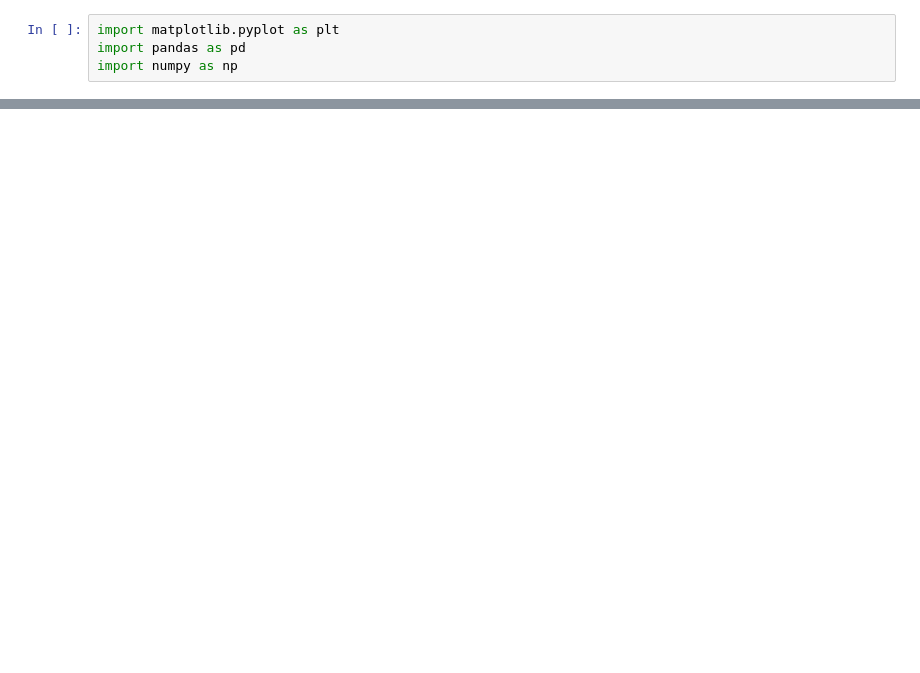
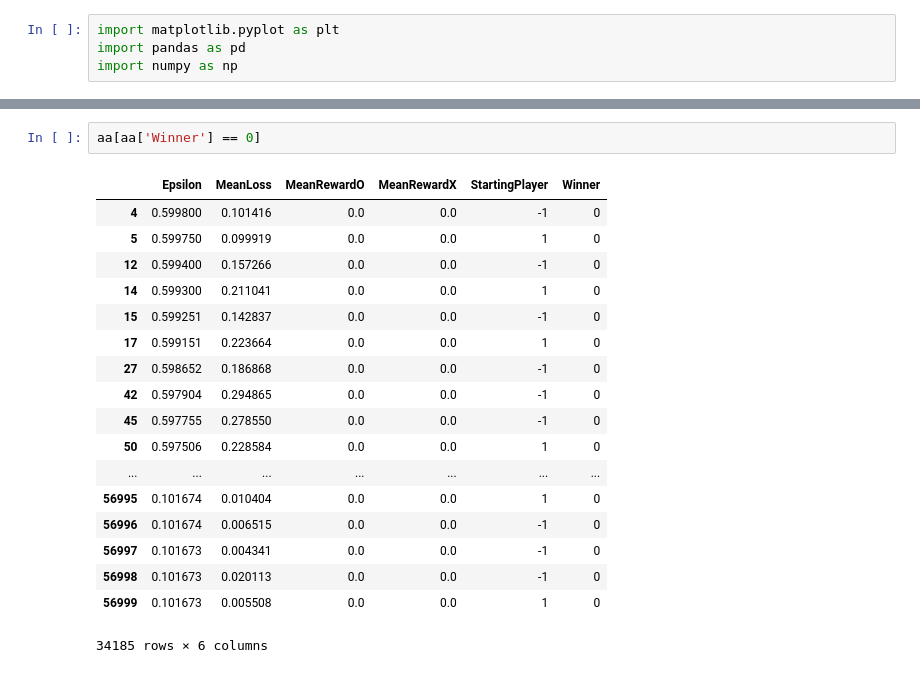
Before and after one commit to vanitas-vanitatum/games-learning, a Jupyter notebook: analysis.ipynb, the cells around one changed output, grey strips where cells are left out. Drawn from its saved outputs; the diff is of its cells as text; blank space fills up the shorter version.

```diff
--- a/analysis.ipynb
+++ b/analysis.ipynb
@@ -23,0 +20,21 @@ pd.DataFrame(sliding_window_results).plot()
+# %%
+aa[aa['Winner'] == 0]
+# %% [output]
+|  | Epsilon | MeanLoss | MeanRewardO | MeanRewardX | StartingPlayer | Winner |
+| 4 | 0.599800 | 0.101416 | 0.0 | 0.0 | -1 | 0 |
+| 5 | 0.599750 | 0.099919 | 0.0 | 0.0 | 1 | 0 |
+| 12 | 0.599400 | 0.157266 | 0.0 | 0.0 | -1 | 0 |
+| 14 | 0.599300 | 0.211041 | 0.0 | 0.0 | 1 | 0 |
+| 15 | 0.599251 | 0.142837 | 0.0 | 0.0 | -1 | 0 |
+| 17 | 0.599151 | 0.223664 | 0.0 | 0.0 | 1 | 0 |
+| 27 | 0.598652 | 0.186868 | 0.0 | 0.0 | -1 | 0 |
+| 42 | 0.597904 | 0.294865 | 0.0 | 0.0 | -1 | 0 |
+| 45 | 0.597755 | 0.278550 | 0.0 | 0.0 | -1 | 0 |
+| 50 | 0.597506 | 0.228584 | 0.0 | 0.0 | 1 | 0 |
+| ... | ... | ... | ... | ... | ... | ... |
+| 56995 | 0.101674 | 0.010404 | 0.0 | 0.0 | 1 | 0 |
+| 56996 | 0.101674 | 0.006515 | 0.0 | 0.0 | -1 | 0 |
+| 56997 | 0.101673 | 0.004341 | 0.0 | 0.0 | -1 | 0 |
+| 56998 | 0.101673 | 0.020113 | 0.0 | 0.0 | -1 | 0 |
+| 56999 | 0.101673 | 0.005508 | 0.0 | 0.0 | 1 | 0 |
+34185 rows × 6 columns
```
Also changed, not shown: parts of 4 cells of this notebook, 5 other files.
